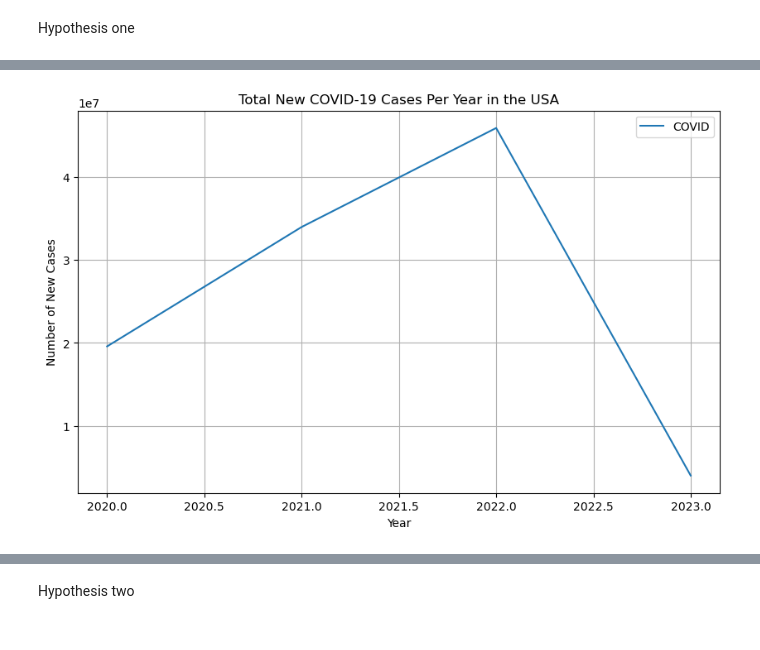
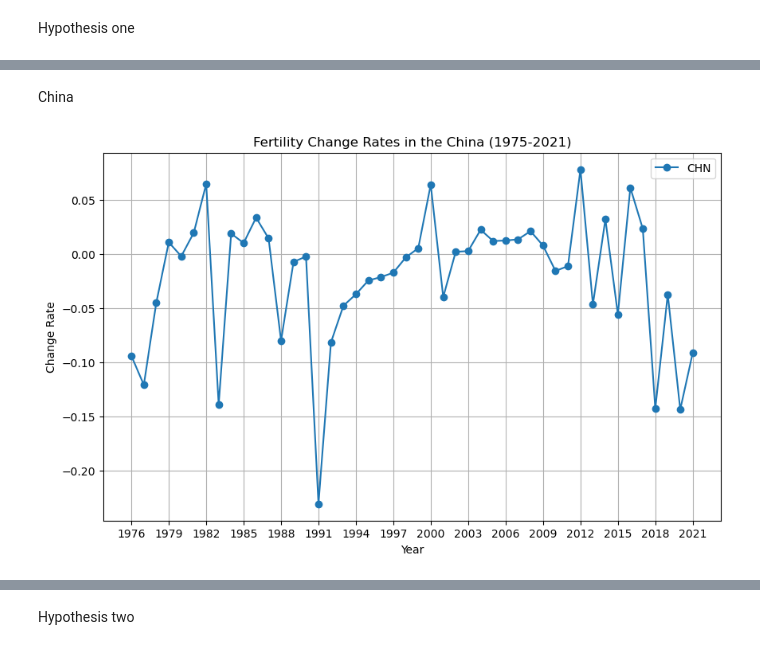
Before and after one commit to Huahuahaha/2023Fall_Projects, a Jupyter notebook: Hypothesis Report.ipynb, the cells around one changed output, grey strips where cells are left out. Drawn from its saved outputs; the diff is of its cells as text; code cells hidden in the pictures.

```diff
--- a/Hypothesis Report.ipynb
+++ b/Hypothesis Report.ipynb
@@ -42,12 +35,18 @@ plt.show()
-# %%
-plt.figure(figsize=(10, 6))
-plt.plot(usa_covid, label = 'COVID')
-plt.title('Total New COVID-19 Cases Per Year in the USA')
-plt.xlabel('Year')
-plt.ylabel('Number of New Cases')
-plt.grid(True)
-plt.legend()
-plt.show()
-# %% [output]
-[figure, removed]
+# %% [markdown]
+China
+# %%
+chn_fr_change_rates = functions.calculate_change_rate(chn_fr)
+chn_cr_years = list(map(int, chn_fr_change_rates.keys()))
+chn_change_rates = list(chn_fr_change_rates.values())
+plt.figure(figsize=(10, 6))
+plt.plot(chn_cr_years, chn_change_rates, label = 'CHN', marker='o')
+plt.xticks(range(min(chn_cr_years), max(chn_cr_years) + 1, 3))
+plt.title("Fertility Change Rates in the China (1975-2021)")
+plt.xlabel("Year")
+plt.ylabel("Change Rate")
+plt.grid(True)
+plt.legend()
+plt.show()
+# %% [output]
+[figure, added]
 # %%
```
Also changed, not shown: parts of 13 cells of this notebook, 1 other file.
